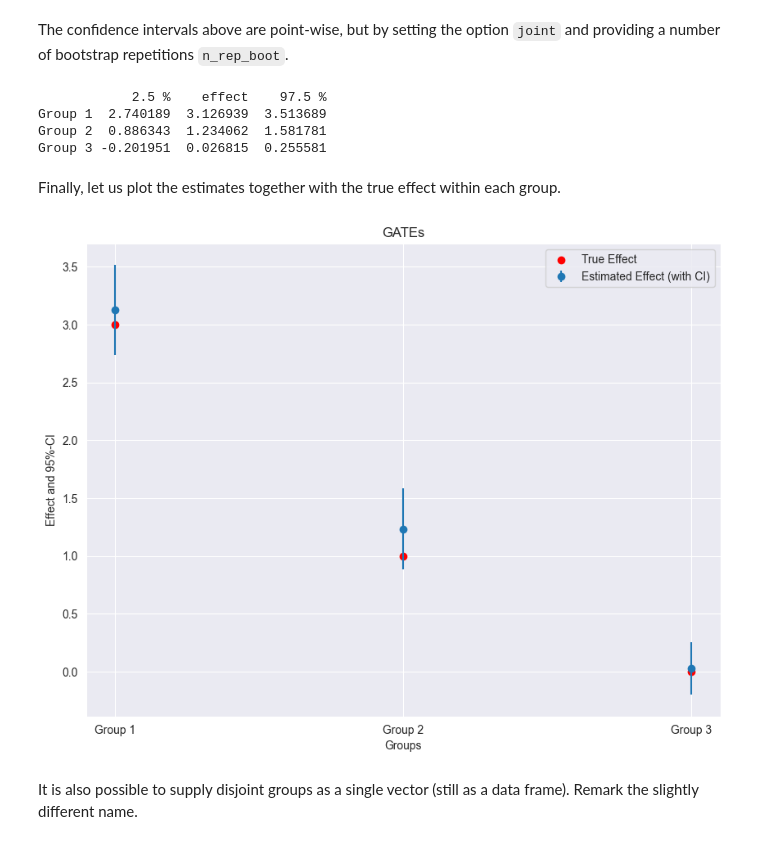
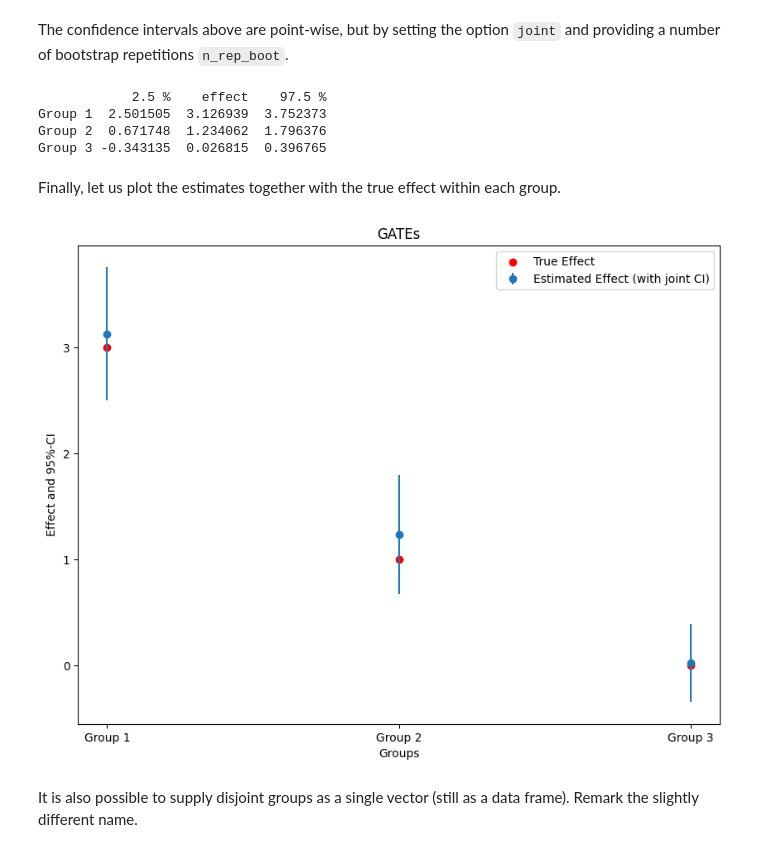
Before and after one commit to DoubleML/doubleml-docs, a Jupyter notebook: doc/examples/py_double_ml_gate.ipynb, the cells around one changed output. Saved outputs shown, nothing was run; the diff lists cells and outputs as text; code cells hidden in the pictures.

Commit message:
add details to CATE and GATE notebooks

```diff
--- a/doc/examples/py_double_ml_gate.ipynb
+++ b/doc/examples/py_double_ml_gate.ipynb
@@ -136,8 +153,8 @@ groups.head()
 # %% [markdown]
 To calculate GATEs just call the ``gate()`` method and supply the DataFrame with the group definitions and the ``level`` (with default of ``0.95``).
 # %%
-gate = dml_irm.gate(groups=groups, level=0.95)
-print(gate)
+gate = dml_irm.gate(groups=groups)
+print(gate.confint(level=0.95))
 # %% [output]
             2.5 %    effect    97.5 %
 Group 1  2.795964  3.126939  3.457914
@@ -146,12 +163,12 @@ Group 3 -0.168960  0.026815  0.222590
 # %% [markdown]
 The confidence intervals above are point-wise, but by setting the option ``joint`` and providing a number of bootstrap repetitions ``n_rep_boot``.
 # %%
-gate = dml_irm.gate(groups=groups, level=0.95, joint=True, n_rep_boot=1000)
-print(gate)
+ci = gate.confint(level=0.95, joint=True, n_rep_boot=1000)
+print(ci)
 # %% [output]
             2.5 %    effect    97.5 %
-Group 1  2.740189  3.126939  3.513689
-Group 2  0.886343  1.234062  1.581781
-Group 3 -0.201951  0.026815  0.255581
+Group 1  2.501505  3.126939  3.752373
+Group 2  0.671748  1.234062  1.796376
+Group 3 -0.343135  0.026815  0.396765
 # %% [markdown]
 Finally, let us plot the estimates together with the true effect within each group.
@@ -161,20 +175,23 @@ plt.rcParams['figure.figsize'] = 10., 7.5
 # %%
-errors = np.full((2, gate.shape[0]), np.nan)
-errors[0, :] = gate['effect'] - gate['2.5 %']
-errors[1, :] = gate['97.5 %'] - gate['effect']
+import matplotlib.pyplot as plt
+plt.rcParams['figure.figsize'] = 10., 7.5
 
-plt.errorbar(gate.index, gate.effect, fmt='o', yerr=errors, label='Estimated Effect (with CI)')
+errors = np.full((2, ci.shape[0]), np.nan)
+errors[0, :] = ci['effect'] - ci['2.5 %']
+errors[1, :] = ci['97.5 %'] - ci['effect']
+
+plt.errorbar(ci.index, ci.effect, fmt='o', yerr=errors, label='Estimated Effect (with joint CI)')
 
 #add true effect
 ax = plt.subplot(1, 1, 1)
 ax.scatter(x=['Group 1', 'Group 2', 'Group 3'], y=[3, 1, 0], c='red', label='True Effect')
 
 plt.title('GATEs')
 plt.xlabel('Groups')
 plt.legend()
 _ = plt.ylabel('Effect and 95%-CI')
 # %% [output]
-[figure, old version]
+[figure, new version]
 # %% [markdown]
 It is also possible to supply disjoint groups as a single vector (still as a data frame). Remark the slightly different name.
 # %%
```
Also changed, not shown: parts of 8 cells of this notebook.
